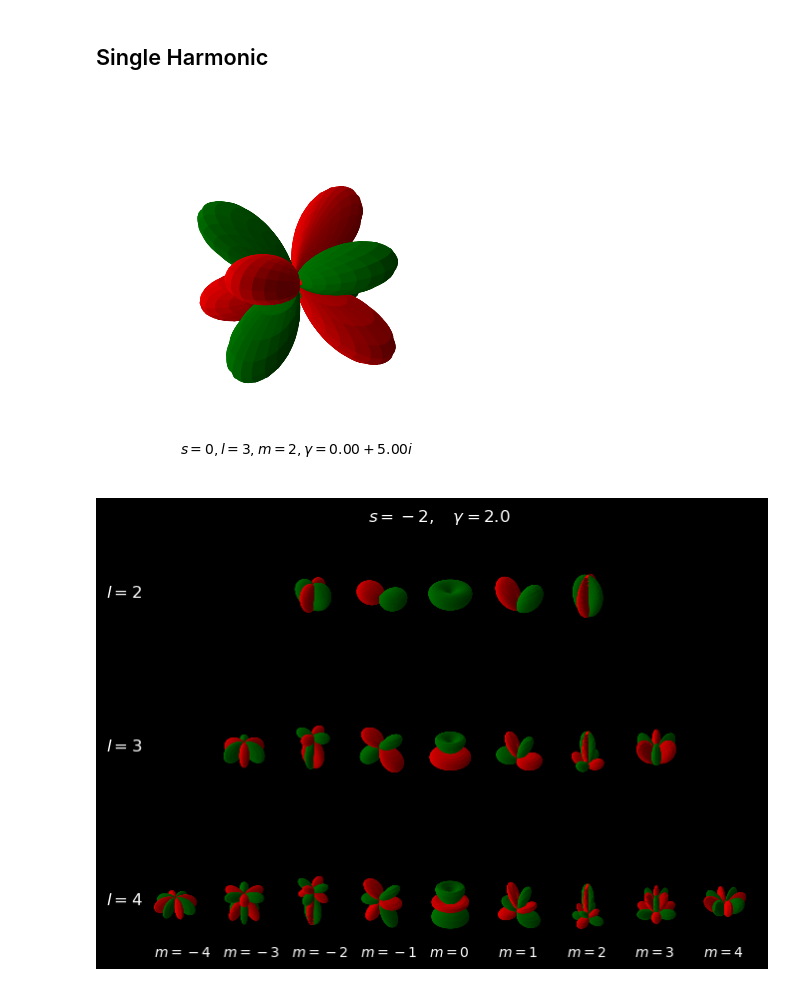
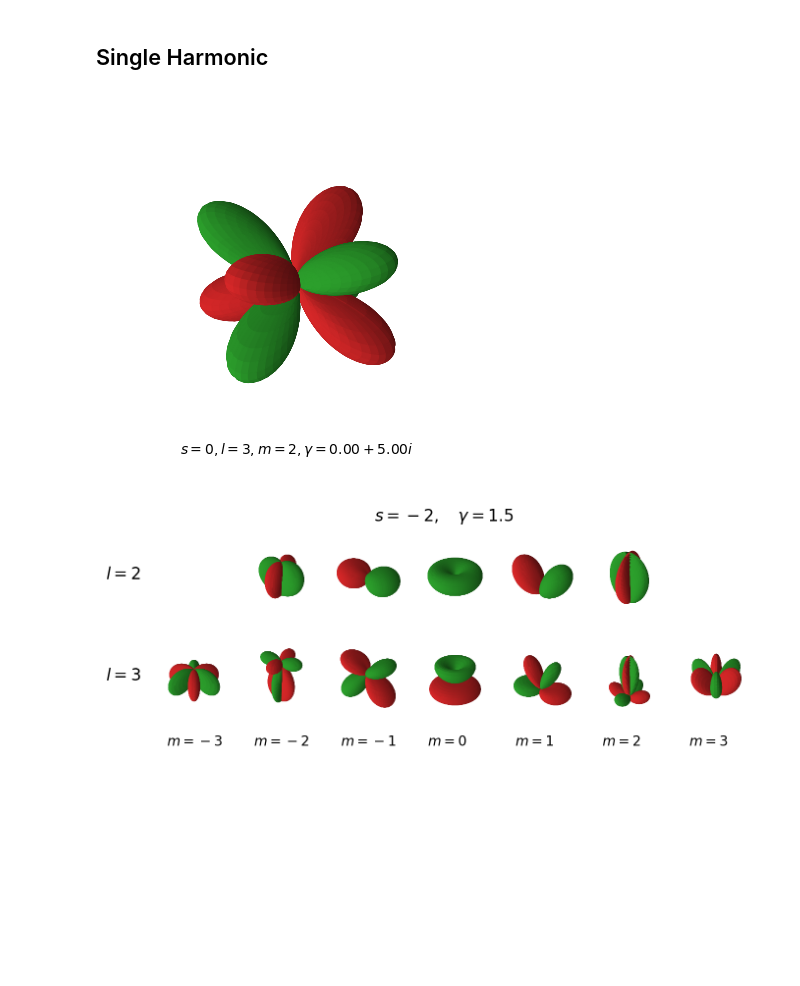
Before and after one commit to syp2001/spheroidal, a Jupyter notebook: docs/source/notebooks/Visualization.ipynb, the cells around one changed output. Saved outputs shown, nothing was run; the diff lists cells and outputs as text; code cells hidden in the pictures; blank space fills up the shorter version.

```diff
--- a/docs/source/notebooks/Visualization.ipynb
+++ b/docs/source/notebooks/Visualization.ipynb
@@ -13,9 +13,9 @@ x = np.sin(theta) * np.cos(phi)
 y = np.sin(theta) * np.sin(phi)
 z = np.cos(theta)
 
-cmap = matplotlib.colors.ListedColormap(['red', 'green'])
+cmap = matplotlib.colors.ListedColormap(['tab:red', 'tab:green'])
 norm = matplotlib.colors.BoundaryNorm([-1, 0, 1], ncolors=2)
-ls = matplotlib.colors.LightSource(azdeg=90, altdeg=0)
+ls = matplotlib.colors.LightSource(azdeg=30, altdeg=0)
 # %% [markdown]
 ## Single Harmonic
 # %%
@@ -28,7 +28,7 @@ r = abs(r)
 fig = plt.figure()
 ax = fig.add_subplot(projection='3d')
 # Plot the surface
-surface = ax.plot_surface(r * x, r * y, r * z, facecolors=cmap(norm(sign)), rstride=3, cstride=3,lightsource=ls)
+surface = ax.plot_surface(r * x, r * y, r * z, facecolors=cmap(norm(sign)), rstride=2, cstride=2,lightsource=ls)
 
 
 # add text with parameters and time
@@ -45,7 +45,7 @@ ax.axis('off')
 
 plt.show()
 # %% [output]
-[figure, old version]
+[figure, new version]
 # %%
 from tqdm import tqdm
 from matplotlib.animation import FuncAnimation
@@ -84,13 +84,13 @@ with tqdm(total=num_frames, ncols=80) as pbar:
     plt.close(fig)
 # %%
 s = -2
-gamma = 2.0
+gamma = 1.5
 l_min = 2
-l_max = 4
+l_max = 3
 
-plt.style.use('dark_background')
+plt.style.use('default')
 
-fig, ax = plt.subplots(l_max-l_min+1, 2*l_max+1, subplot_kw=dict(projection='3d'), figsize=(8, 8))
+fig, ax = plt.subplots(l_max-l_min+1, 2*l_max+1, subplot_kw=dict(projection='3d'), figsize=(8, 8), dpi=200)
 
 l_vals = np.arange(l_min, l_max + 1)
 
@@ -99,43 +99,43 @@ for i,l in enumerate(l_vals):
     m_vals = np.arange(-l, l + 1)
 
     for j,m in enumerate(m_vals):
-        r = np.real(spheroidal.harmonic(s,l,m,gamma,method="leaver")(theta,phi))
+        r = np.real(spheroidal.harmonic(s,l,m,gamma)(theta,phi))
         sign = np.sign(r)
         r = abs(r)
 
         # Plot the surface
-        ax[i,j+l_max-l].plot_surface(r * x, r * y, r * z, facecolors=cmap(norm(sign)), rstride=3, cstride=3,lightsource=ls)
+        ax[i,j+l_max-l].plot_surface(r * x, r * y, r * z, facecolors=cmap(norm(sign)), rstride=2, cstride=2,lightsource=ls)
 
         # add m labels to last row
         if l == l_vals[-1]:
             ax[i,j+l_max-l].text2D(
                 0.2,
                 -0.25,
                 (f"$m = {m}$" if m >= 0 else f"$m=-{abs(m)}$"),
                 transform=ax[i,j+l_max-l].transAxes,
                 #size="large",
                         )
 
 # add l labels
 for i,l in enumerate(l_vals):
     ax[i,0].text2D(
         -0.5,
         0.5,
         f"$l = {l}$",
         transform=ax[i,0].transAxes,
         size="large",
                 )
 
-fig.suptitle(f"$s = {s},\quad \gamma = {gamma}$",y=0.8)
+fig.suptitle(f"$s = {s},\quad \gamma = {gamma}$",y=0.65)
 
 for axes in ax.flatten():
     axes.axis('off')
     axes.set_aspect('equal')
     axes.set_facecolor('none')
 
-fig.subplots_adjust(wspace=0, hspace=-0.5)
+fig.subplots_adjust(wspace=0, hspace=-0.8)
 # %% [output]
-[figure, old version]
+[figure, new version]
 # %%
 from tqdm import tqdm
 from matplotlib.animation import FuncAnimation
```
Also changed, not shown: 3 other files.
